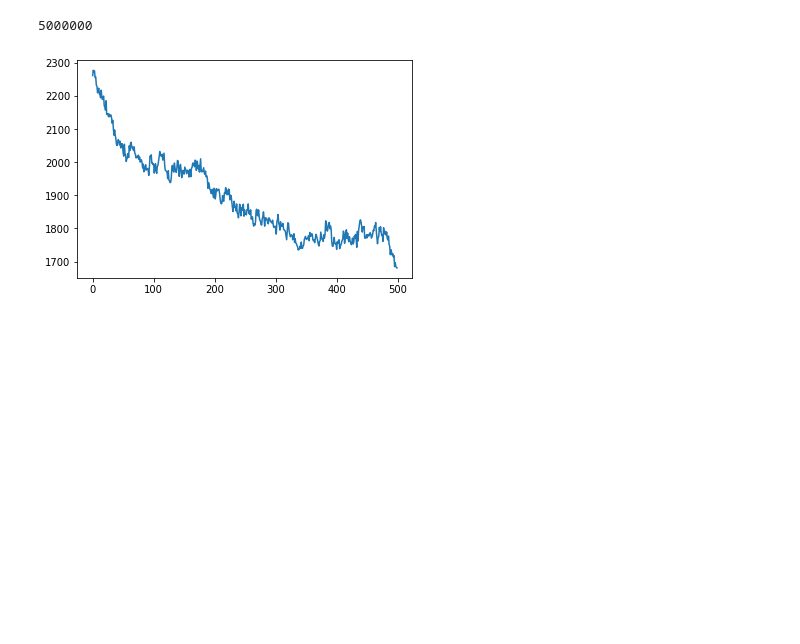
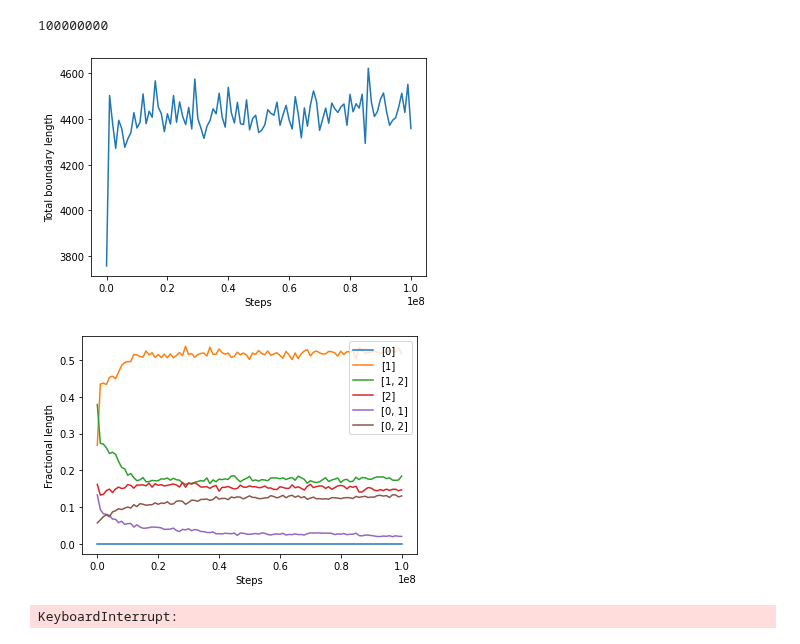
Before and after one commit to Nickvs99/ComputationalBiology, a Jupyter notebook: Set4/cellular_potts_model.ipynb, the cells around one changed output. Saved outputs shown, nothing was run; the diff lists cells and outputs as text; code cells hidden in the pictures; blank space fills up the shorter version.

Commit message:
Implemented Boundary length & Fractional Length.

```diff
--- a/Set4/cellular_potts_model.ipynb
+++ b/Set4/cellular_potts_model.ipynb
@@ -314,11 +301,19 @@ class Cellular_plots_model:
         plt.show()
+# %%
+model = Cellular_plots_model(n_steps=100000000, n_types=3, n_cells=100, nx=100, equilibrium_area=40, T=20, lamda=1, k=1)
+# print(model.calc_boundary_lengths())
+# model.show_grid()
+# model.show_grid_every_x_steps(100000)
+
+model.plot_boundary_lengths(100)
+# %% [output]
+100000000
+[figure, added]
+[figure, added]
 # %%
-model = Cellular_plots_model(n_steps=5000000, n_types=3, n_cells=100, nx=100, equilibrium_area=40, T=20, lamda=1, k=1)
+model = Cellular_plots_model(n_steps=100000000, n_types=3, n_cells=100, nx=100, equilibrium_area=40, T=20, lamda=1, k=1)
 # print(model.calc_boundary_lengths())
-# model.show_grid()
-# model.show_grid_every_x_steps(100000)
-
-model.plot_total_boundary_length(10000)
+model.show_grid()
+model.show_grid_every_x_steps(100000)
 # %% [output]
-5000000
+KeyboardInterrupt:
-[figure, removed]
```
Also changed, not shown: parts of 1 cell of this notebook, 2 other files.
